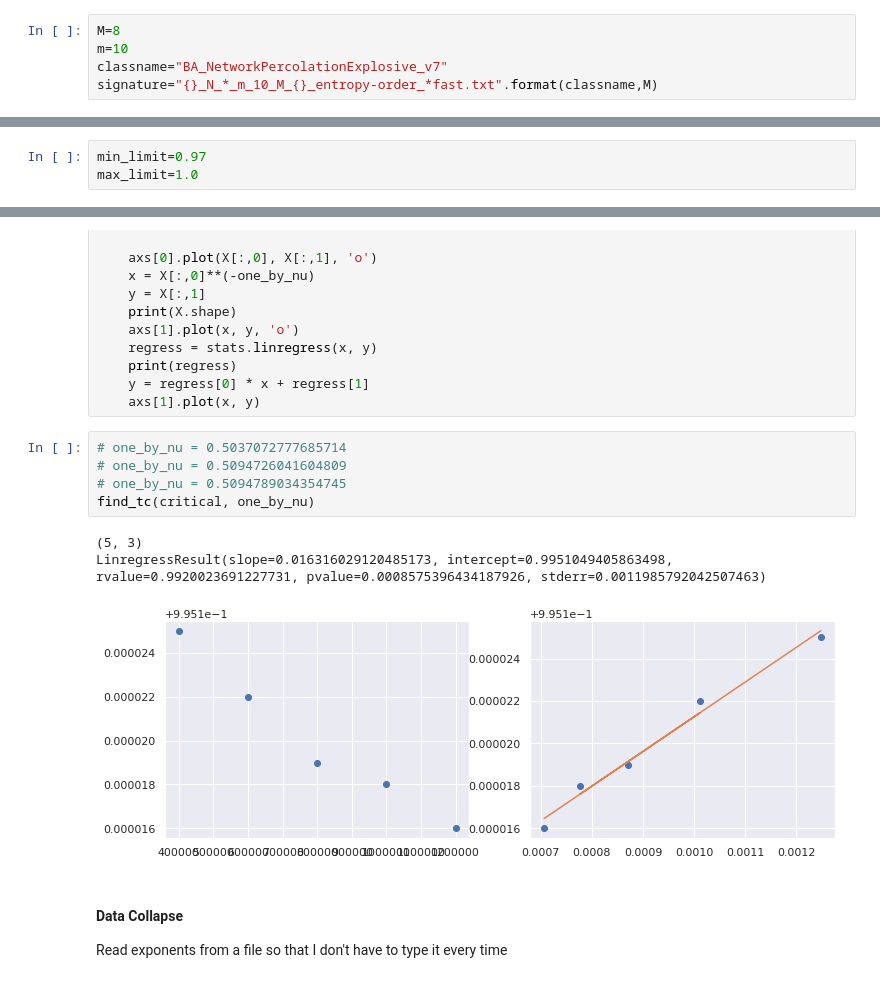
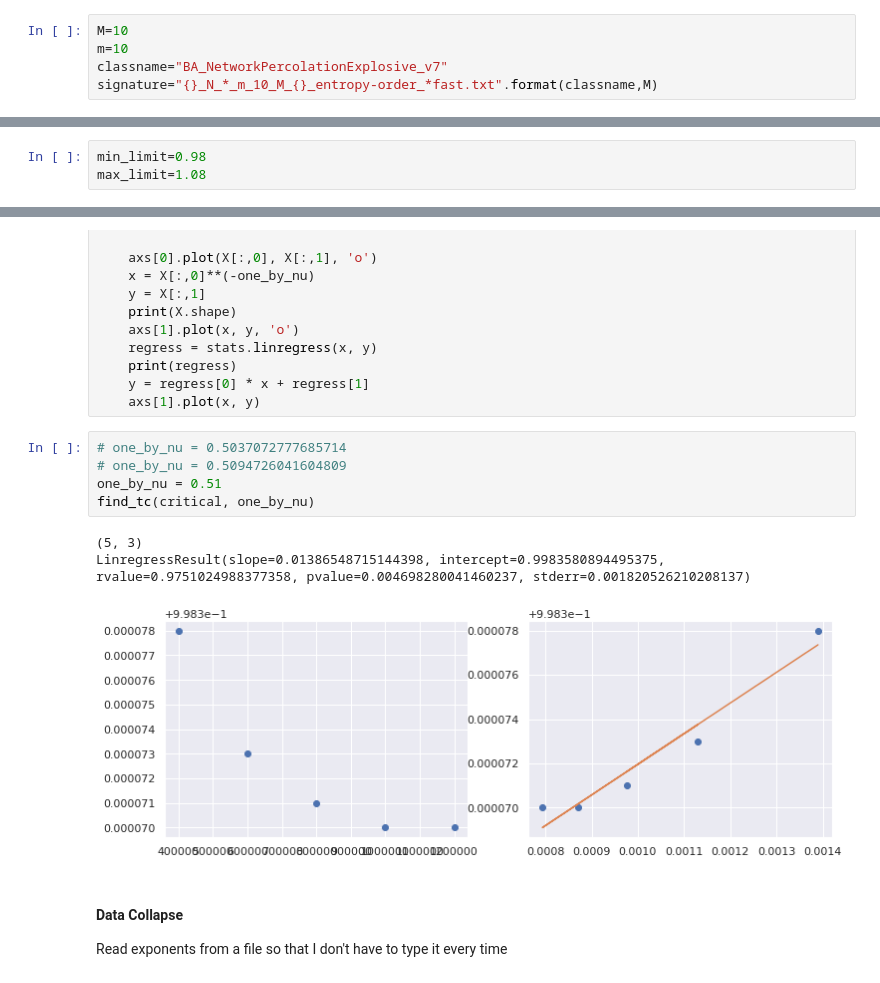
Before and after one commit to rg-nep/BA_ExplosiveFirstOrder, a Jupyter notebook: jupyter/susceptibility.ipynb, the cells around one changed output, grey strips where cells are left out. Drawn from its saved outputs; the diff is of its cells as text.

```diff
--- a/jupyter/susceptibility.ipynb
+++ b/jupyter/susceptibility.ipynb
@@ -16,7 +16,7 @@ data_root = '../data/entropy-order-convolved/'
 fig_root="../figures/"
 # os.listdir(data_root)
 # %%
-M=8
+M=10
 m=10
 classname="BA_NetworkPercolationExplosive_v7"
 signature="{}_N_*_m_10_M_{}_entropy-order_*fast.txt".format(classname,M)
@@ -64,8 +64,8 @@ def find_susceptibility(t, P, N):
 # %%
 tc=0.72775
 # %%
-min_limit=0.97
-max_limit=1.0
+min_limit=0.98
+max_limit=1.08
 # %%
 data=dict()
 for file in files:
@@ -165,12 +165,12 @@ def find_tc(X, one_by_nu):
 # %%
 # one_by_nu = 0.5037072777685714
 # one_by_nu = 0.5094726041604809
-# one_by_nu = 0.5094789034354745
+one_by_nu = 0.51
 find_tc(critical, one_by_nu)
 # %% [output]
 (5, 3)
-LinregressResult(slope=0.016316029120485173, intercept=0.9951049405863498, rvalue=0.9920023691227731, pvalue=0.0008575396434187926, stderr=0.0011985792042507463)
+LinregressResult(slope=0.01386548715144398, intercept=0.9983580894495375, rvalue=0.9751024988377358, pvalue=0.004698280041460237, stderr=0.001820526210208137)
-[figure, old version]
+[figure, new version]
 # %% [markdown]
 #### Data Collapse
 
```
Also changed, not shown: parts of 9 cells of this notebook, 5 other files.
